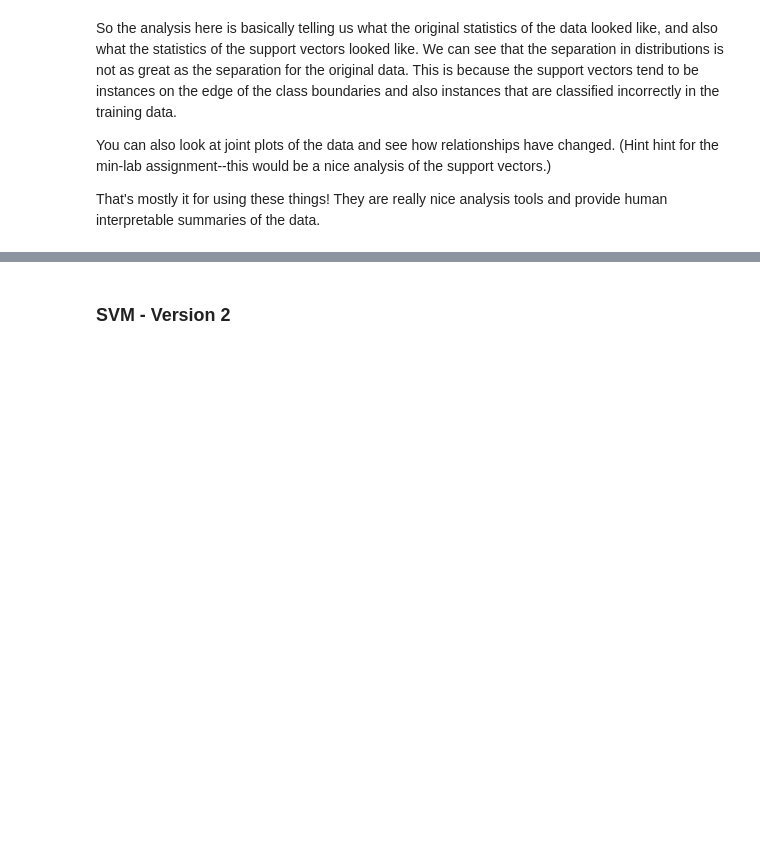
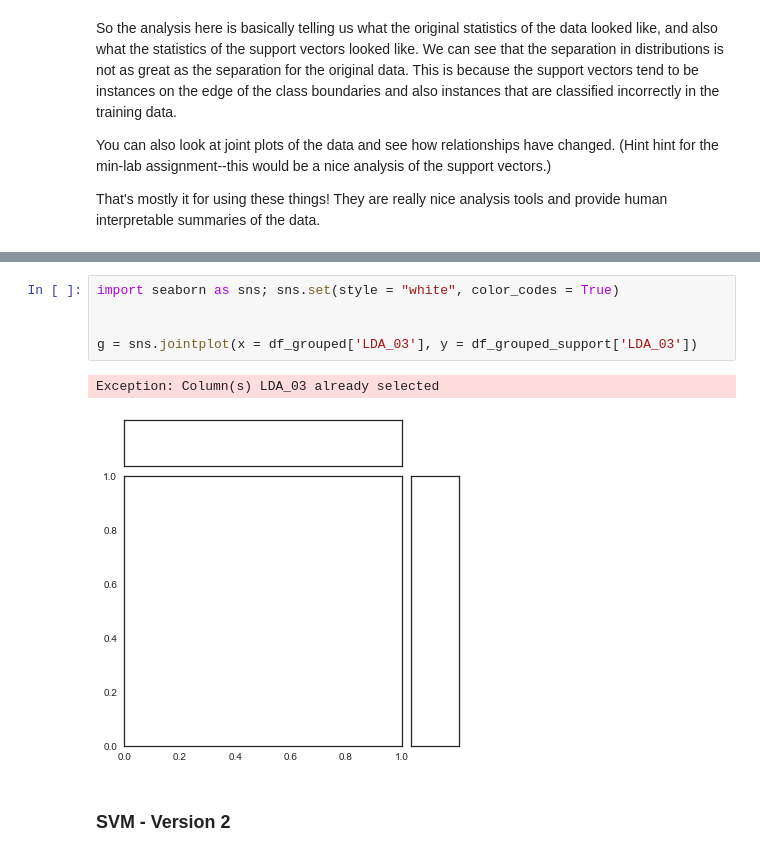
Before and after one commit to bici-sancta/mashable, a Jupyter notebook: svm/mashable_sequential_svms_2017.09.27.ipynb, the cells around one changed output, grey strips where cells are left out. Drawn from its saved outputs; the diff is of its cells as text; blank space fills up the shorter version.

```diff
--- a/svm/mashable_sequential_svms_2017.09.27.ipynb
+++ b/svm/mashable_sequential_svms_2017.09.27.ipynb
@@ -981,3 +984,11 @@ That's mostly it for using these things! They are really nice analysis tools and
+# %%
+import seaborn as sns; sns.set(style = "white", color_codes = True)
+
+
+g = sns.jointplot(x = df_grouped['LDA_03'], y = df_grouped_support['LDA_03'])
+# %% [output]
+Exception: Column(s) LDA_03 already selected
+[figure, added]
 # %% [markdown]
 ### SVM - Version 2
 # %%
```
Also changed, not shown: parts of 13 cells of this notebook, 1 other file.
